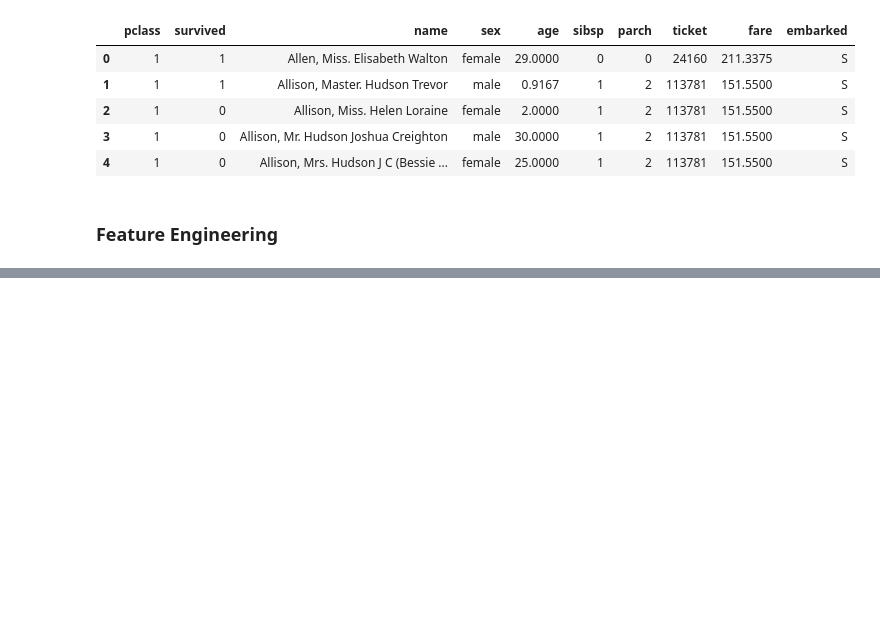
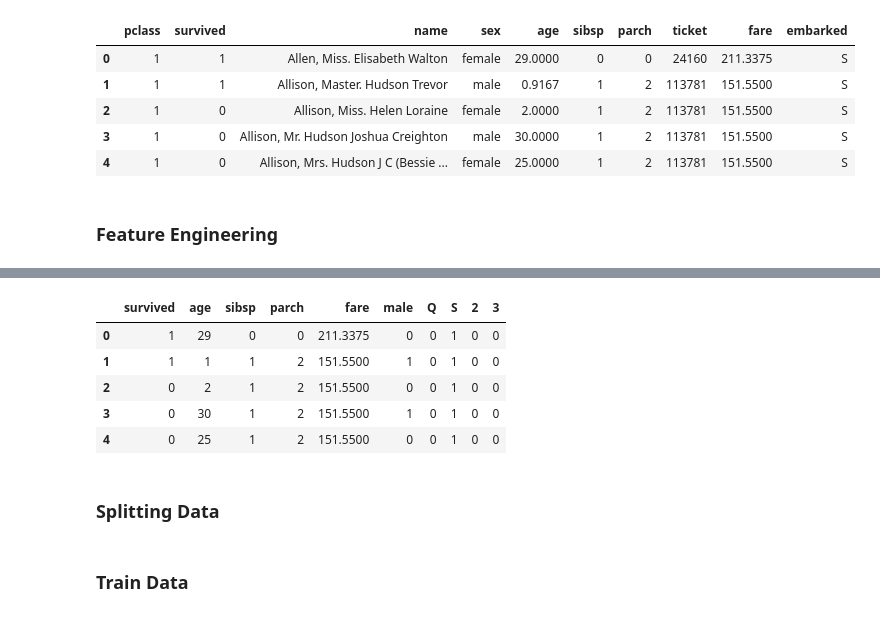
Before and after one commit to Naftal-Rainer/Titanic_Data_Analysis, a Jupyter notebook: TItanic_data_analysis.ipynb, the cells around one changed output, grey strips where cells are left out. Drawn from its saved outputs; the diff is of its cells as text; code cells hidden in the pictures; blank space fills up the shorter version.

```diff
--- a/TItanic_data_analysis.ipynb
+++ b/TItanic_data_analysis.ipynb
@@ -162,0 +216,13 @@ titanic_data.head()
+# %%
+titanic_data.age = [math.ceil(x) for x in titanic_data['age']]
+# %%
+titanic_data.head()
+# %% [output]
+|  | survived | age | sibsp | parch | fare | male | Q | S | 2 | 3 |
+| 0 | 1 | 29 | 0 | 0 | 211.3375 | 0 | 0 | 1 | 0 | 0 |
+| 1 | 1 | 1 | 1 | 2 | 151.5500 | 1 | 0 | 1 | 0 | 0 |
+| 2 | 0 | 2 | 1 | 2 | 151.5500 | 0 | 0 | 1 | 0 | 0 |
+| 3 | 0 | 30 | 1 | 2 | 151.5500 | 1 | 0 | 1 | 0 | 0 |
+| 4 | 0 | 25 | 1 | 2 | 151.5500 | 0 | 0 | 1 | 0 | 0 |
+# %% [markdown]
+### Splitting Data
@@ -162,0 +234,2 @@ titanic_data.head()
+# %% [markdown]
+### Train Data
```
Also changed, not shown: parts of 15 cells of this notebook.
